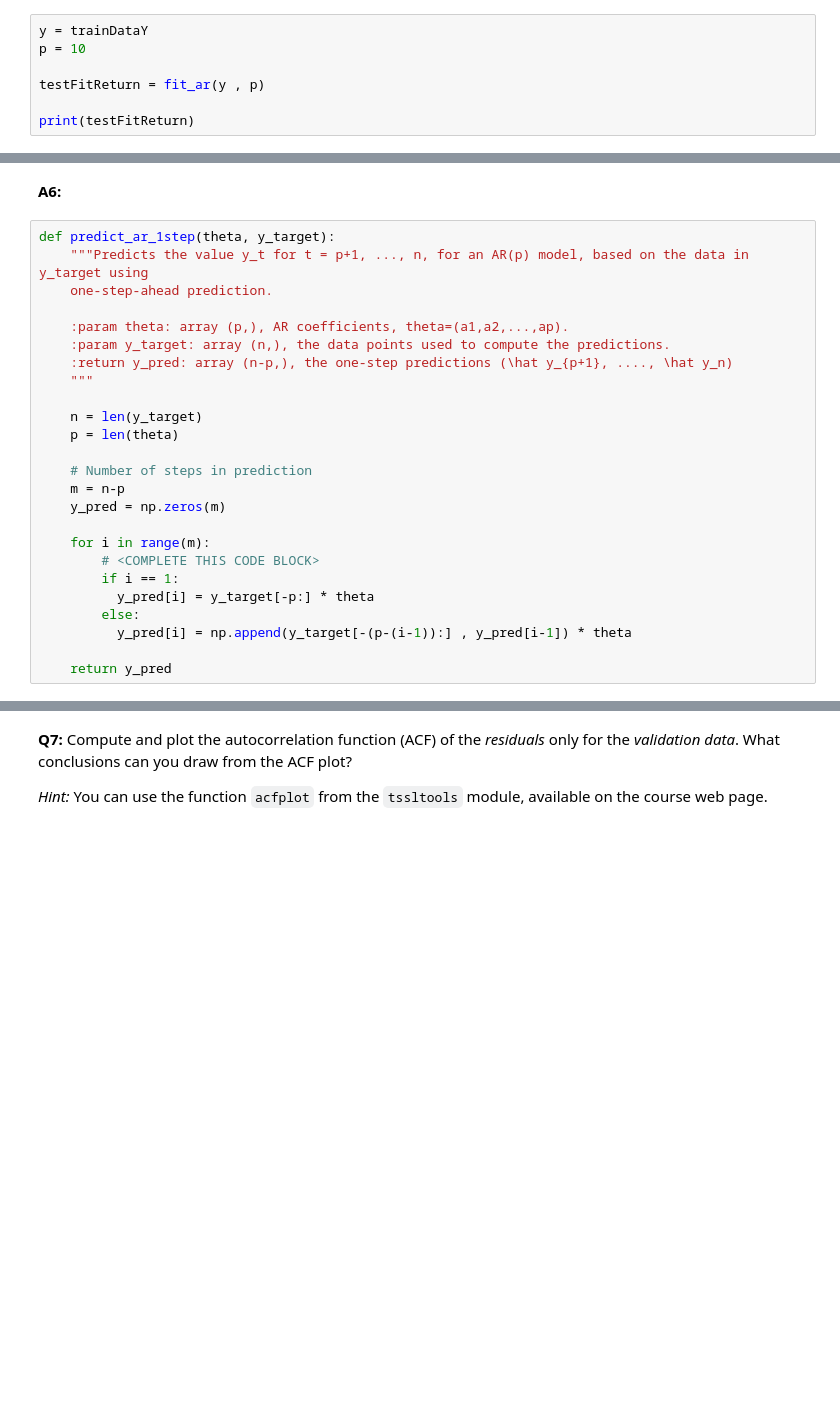
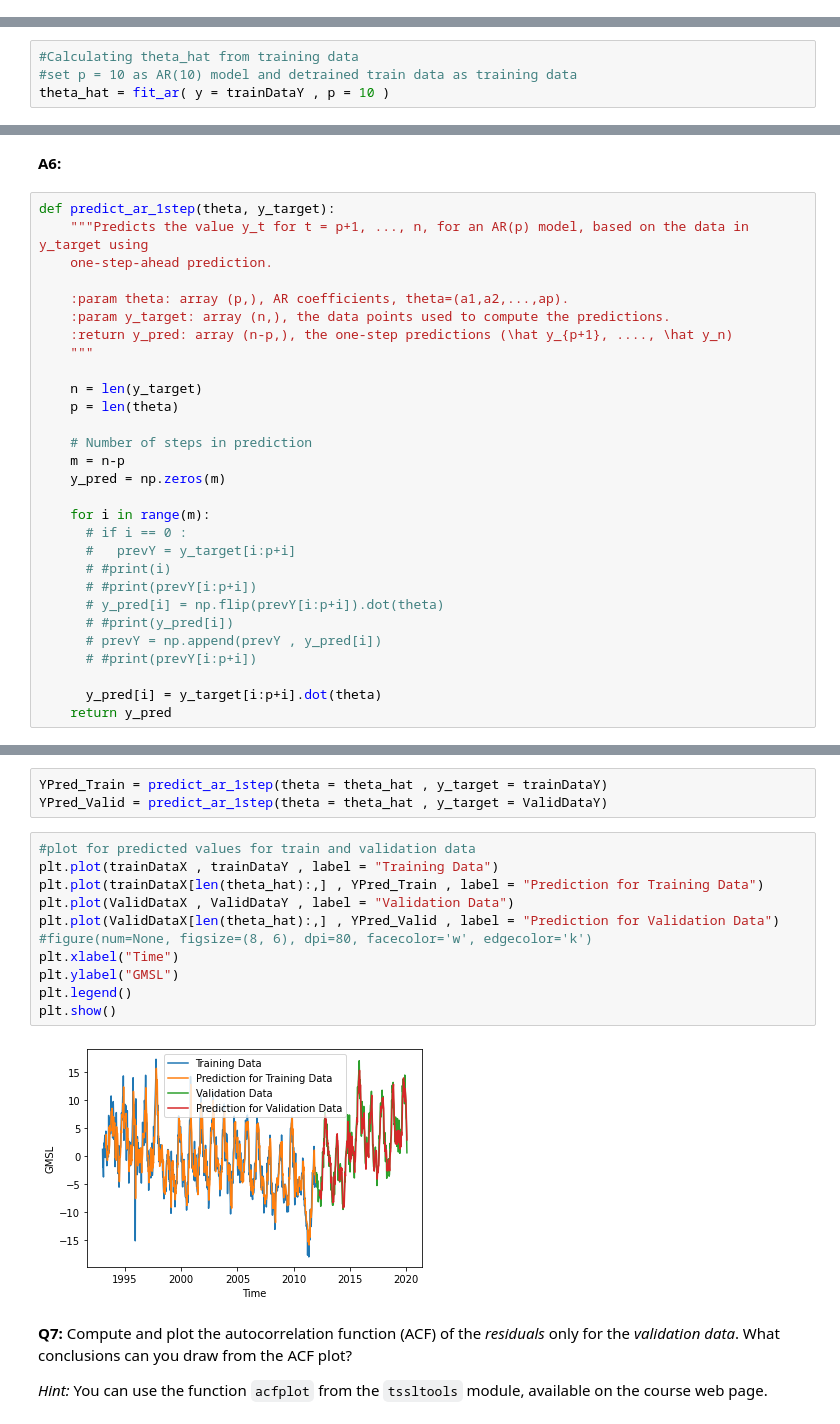
Before and after one commit to amannayak/Time-Series-and-Sequence-Analysis, a Jupyter notebook: Task1/tssl_lab1.ipynb, the cells around one changed output, grey strips where cells are left out. Saved outputs shown, nothing was run; the diff lists cells and outputs as text; blank space fills up the shorter version.

```diff
--- a/Task1/tssl_lab1.ipynb
+++ b/Task1/tssl_lab1.ipynb
@@ -164,10 +160,3 @@ def fit_ar(y, p):
     regr.fit(Phi,yy)
 
     return regr.coef_
-# %%
-y = trainDataY
-p = 10
-
-testFitReturn = fit_ar(y , p)
-
-print(testFitReturn)
@@ -179,3 +163,7 @@ print(testFitReturn)
+# %%
+#Calculating theta_hat from training data
+#set p = 10 as AR(10) model and detrained train data as training data
+theta_hat = fit_ar( y = trainDataY , p = 10 )
 # %% [markdown]
 **Q6:** Next, write a function that computes the one-step-ahead prediction of your fitted model. 'One-step-ahead' here means that in order to predict $y_t$ at $t=t_0$, we use the actual values of $y_t$ for $t<t_0$ from the data. Use your function to compute the predictions for both *training data* and *validation data*. Plot the predictions together with the data (you can plot both training and validation data in the same figure). Also plot the *residuals*.
 
@@ -200,10 +188,14 @@ def predict_ar_1step(theta, y_target):
     y_pred = np.zeros(m)
 
     for i in range(m):
-        # <COMPLETE THIS CODE BLOCK>
-        if i == 1:
-          y_pred[i] = y_target[-p:] * theta
-        else:
-          y_pred[i] = np.append(y_target[-(p-(i-1)):] , y_pred[i-1]) * theta
+      # if i == 0 :
+      #   prevY = y_target[i:p+i]
+      # #print(i)
+      # #print(prevY[i:p+i])
+      # y_pred[i] = np.flip(prevY[i:p+i]).dot(theta)
+      # #print(y_pred[i])
+      # prevY = np.append(prevY , y_pred[i])
+      # #print(prevY[i:p+i])
 
+      y_pred[i] = y_target[i:p+i].dot(theta)
     return y_pred
@@ -214,3 +202,19 @@ ValueError: ignored
+# %%
+YPred_Train = predict_ar_1step(theta = theta_hat , y_target = trainDataY)
+YPred_Valid = predict_ar_1step(theta = theta_hat , y_target = ValidDataY)
+# %%
+#plot for predicted values for train and validation data
+plt.plot(trainDataX , trainDataY , label = "Training Data")
+plt.plot(trainDataX[len(theta_hat):,] , YPred_Train , label = "Prediction for Training Data")
+plt.plot(ValidDataX , ValidDataY , label = "Validation Data")
+plt.plot(ValidDataX[len(theta_hat):,] , YPred_Valid , label = "Prediction for Validation Data")
+#figure(num=None, figsize=(8, 6), dpi=80, facecolor='w', edgecolor='k')
+plt.xlabel("Time")
+plt.ylabel("GMSL")
+plt.legend()
+plt.show()
+# %% [output]
+[figure, added]
 # %% [markdown]
 **Q7:** Compute and plot the autocorrelation function (ACF) of the *residuals* only for the *validation data*. What conclusions can you draw from the ACF plot?
 
```
Also changed, not shown: parts of 4 cells of this notebook.
